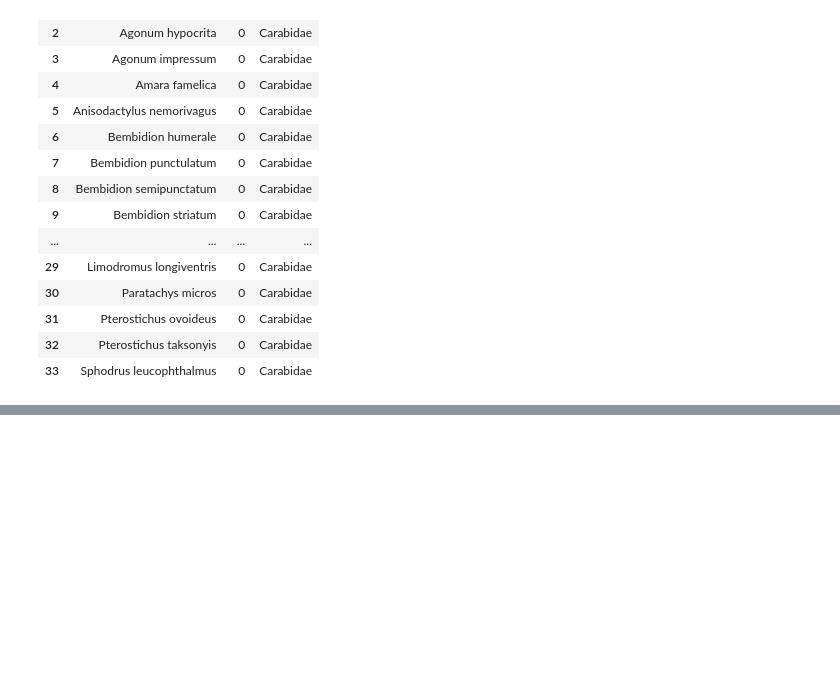
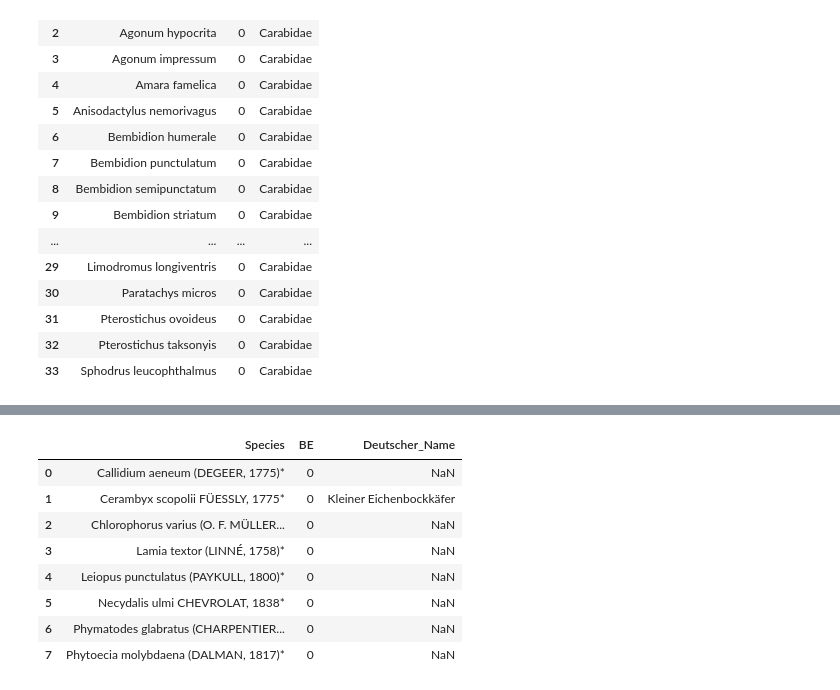
Before and after one commit to Zzzhenya/Berlin-red-list, a Jupyter notebook: Transformation/Raw_csv/Insecta.ipynb, the cells around one changed output, grey strips where cells are left out. Saved outputs shown, nothing was run; the diff lists cells and outputs as text; code cells hidden in the pictures; blank space fills up the shorter version.

```diff
--- a/Transformation/Raw_csv/Insecta.ipynb
+++ b/Transformation/Raw_csv/Insecta.ipynb
@@ -1013,0 +1026,22 @@ df.to_csv('../../Transformation/Data_cleaning_step1/Coleoptera_Carabidae_Laufka
+# %%
+# Removing columns "Bestand","Trend_lang","Trend_kurz", "RF", "BB", "D", "GS", "GfU"
+df.drop(columns = ["Bestand",
+                   "Trend_lang",
+                   "Trend_kurz",
+                   "RF",
+                   "BB",
+                   "D",
+                   "GS",
+                   "GfU"
+                  ], inplace = True)
+df
+# %% [output]
+|  | Species | BE | Deutscher_Name |
+| 0 | Callidium aeneum (DEGEER, 1775)* | 0 | NaN |
+| 1 | Cerambyx scopolii FÜESSLY, 1775* | 0 | Kleiner Eichenbockkäfer |
+| 2 | Chlorophorus varius (O. F. MÜLLER... | 0 | NaN |
+| 3 | Lamia textor (LINNÉ, 1758)* | 0 | NaN |
+| 4 | Leiopus punctulatus (PAYKULL, 1800)* | 0 | NaN |
+| 5 | Necydalis ulmi CHEVROLAT, 1838* | 0 | NaN |
+| 6 | Phymatodes glabratus (CHARPENTIER... | 0 | NaN |
+| 7 | Phytoecia molybdaena (DALMAN, 1817)* | 0 | NaN |
```
Also changed, not shown: parts of 7 cells of this notebook.
